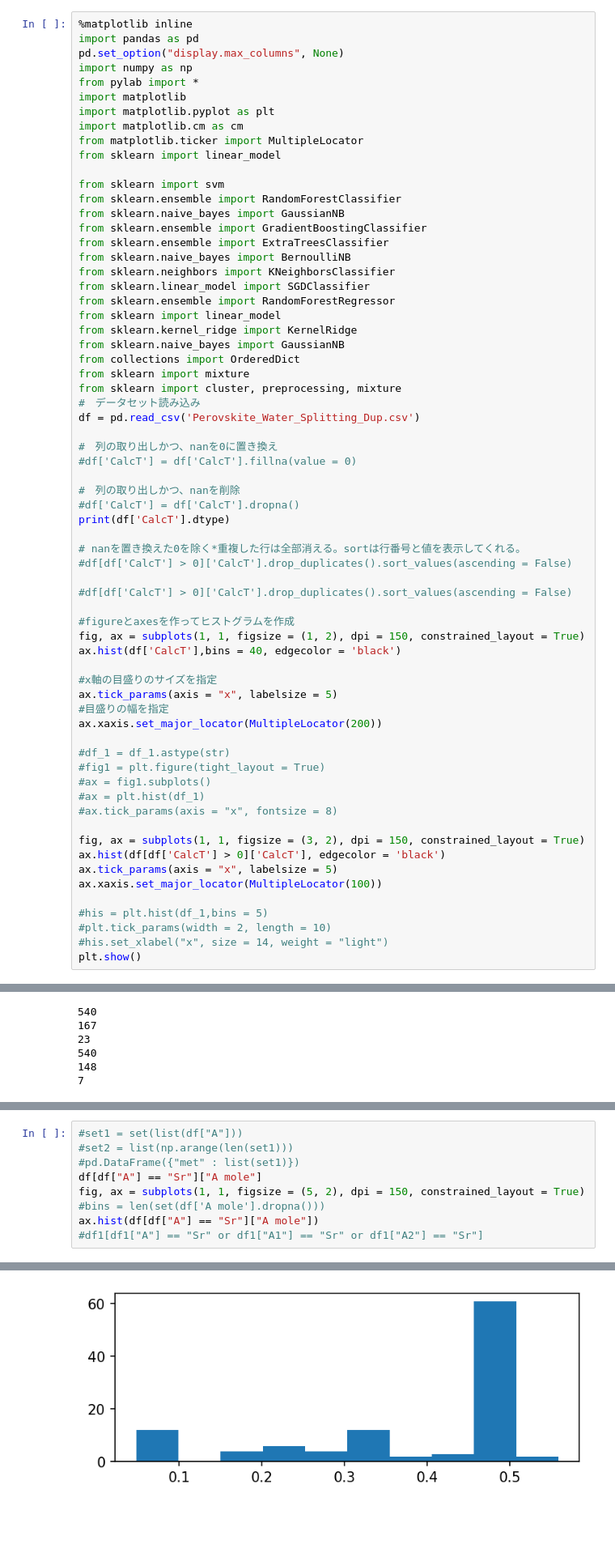
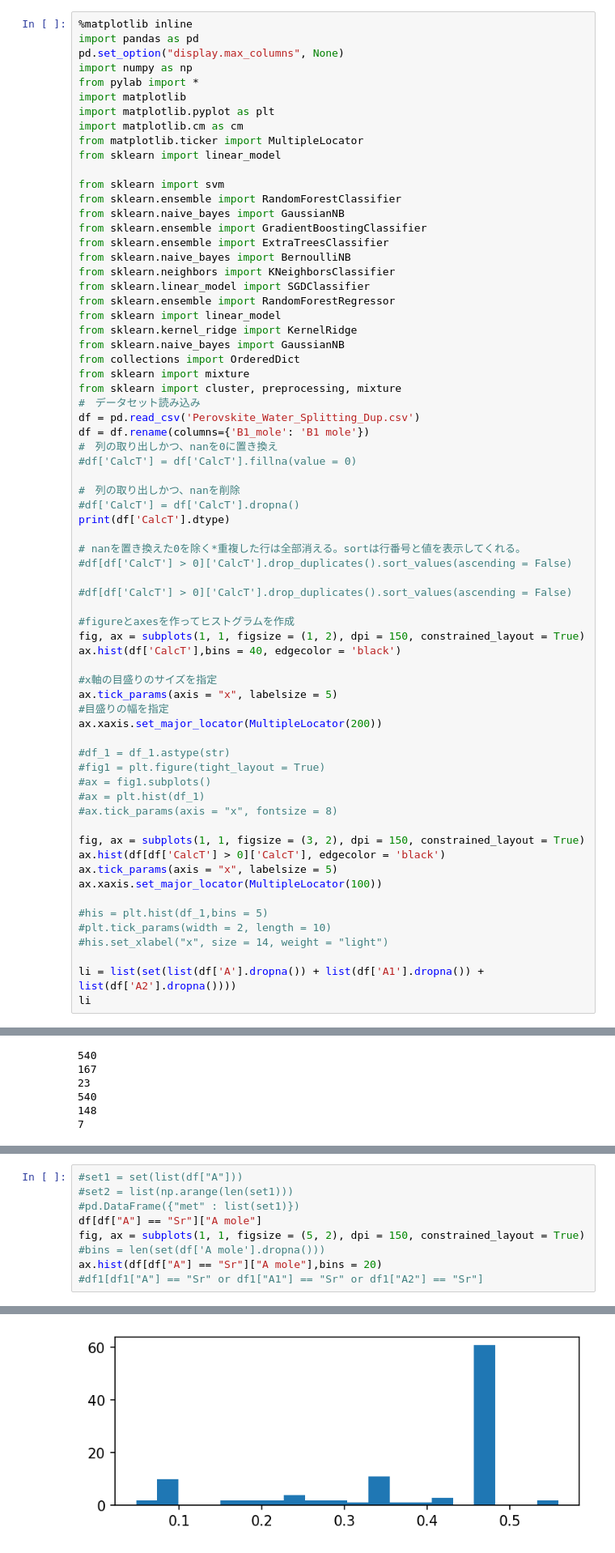
Before and after one commit to ShibataKenshin/Water_spliiting, a Jupyter notebook: water splitting perovskite.ipynb, the cells around one changed output, grey strips where cells are left out. Shown: that part at 81% size. Saved outputs shown, nothing was run; the diff lists cells and outputs as text; blank space fills up the shorter version.

```diff
--- a/water splitting perovskite.ipynb
+++ b/water splitting perovskite.ipynb
@@ -27,7 +27,7 @@ from sklearn import mixture
 from sklearn import cluster, preprocessing, mixture
 #　データセット読み込み
 df = pd.read_csv('Perovskite_Water_Splitting_Dup.csv')
-
+df = df.rename(columns={'B1_mole': 'B1 mole'})
 #　列の取り出しかつ、nanを0に置き換え
 #df['CalcT'] = df['CalcT'].fillna(value = 0)
 
@@ -63,6 +63,8 @@ ax.xaxis.set_major_locator(MultipleLocator(100))
 #his = plt.hist(df_1,bins = 5)
 #plt.tick_params(width = 2, length = 10)
 #his.set_xlabel("x", size = 14, weight = "light")
-plt.show()
+
+li = list(set(list(df['A'].dropna()) + list(df['A1'].dropna()) + list(df['A2'].dropna())))
+li
 # %% [output]
 float64
@@ -198,6 +241,6 @@ ax.hist(df['A1 mole'].dropna(),bins = 30)
 df[df["A"] == "Sr"]["A mole"]
 fig, ax = subplots(1, 1, figsize = (5, 2), dpi = 150, constrained_layout = True)
 #bins = len(set(df['A mole'].dropna()))
-ax.hist(df[df["A"] == "Sr"]["A mole"])
+ax.hist(df[df["A"] == "Sr"]["A mole"],bins = 20)
 #df1[df1["A"] == "Sr" or df1["A1"] == "Sr" or df1["A2"] == "Sr"]
 # %% [output]
@@ -208,2 +253,2 @@ ax.hist(df[df["A"] == "Sr"]["A mole"])
-[figure, old version]
+[figure, new version]
 # %%
```
Also changed, not shown: parts of 5 cells of this notebook.
